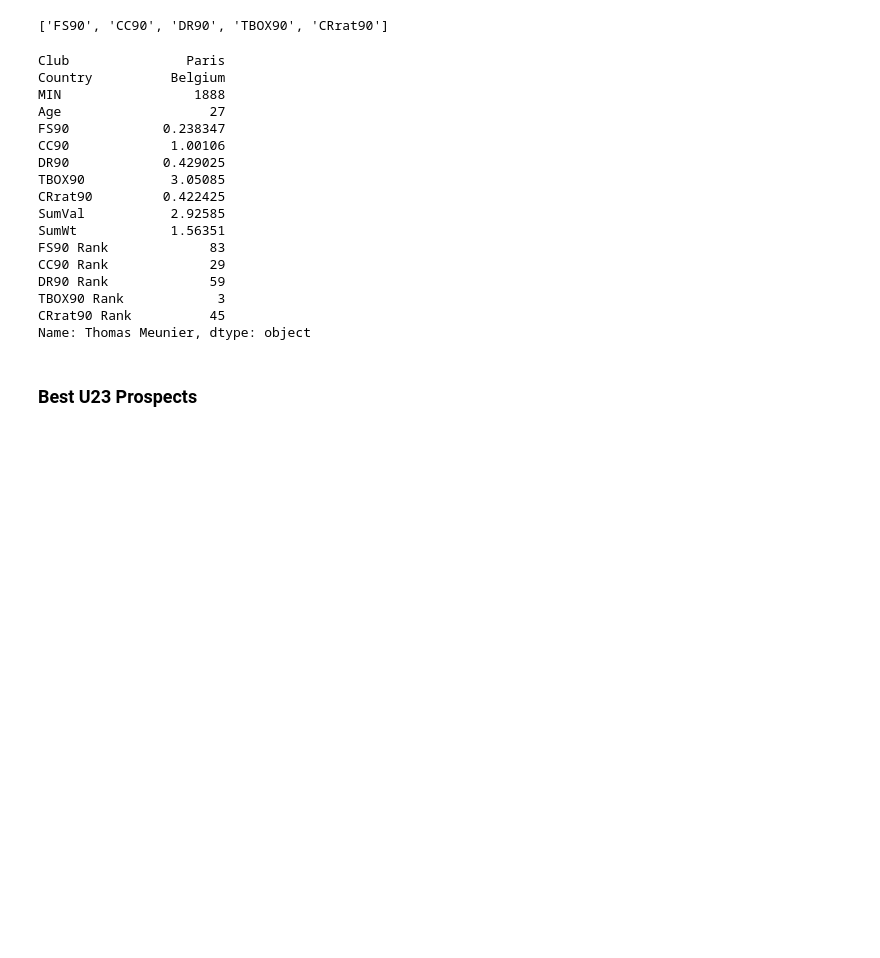
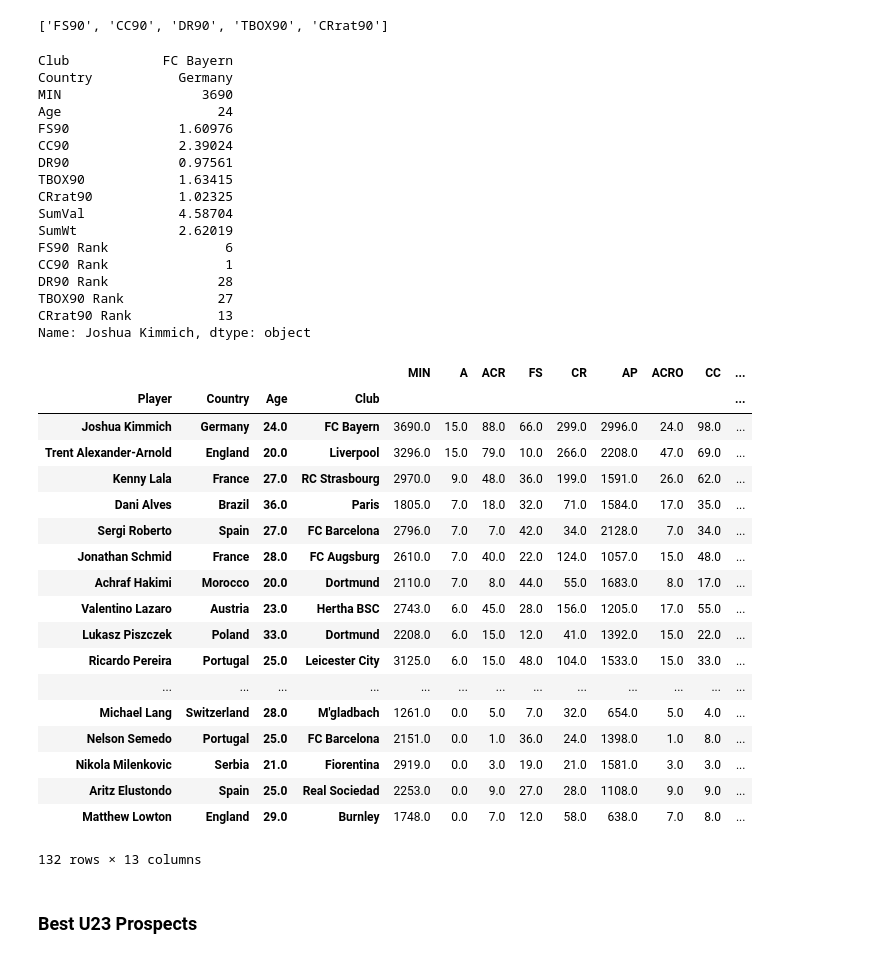
Before and after one commit to rkaahean/fbtyics, a Jupyter notebook: Right Backs/Offensive Right Backs/RB Analysis.ipynb, the cells around one changed output. Saved outputs shown, nothing was run; the diff lists cells and outputs as text; code cells hidden in the pictures; blank space fills up the shorter version.

```diff
--- a/Right Backs/Offensive Right Backs/RB Analysis.ipynb
+++ b/Right Backs/Offensive Right Backs/RB Analysis.ipynb
@@ -341,25 +336,47 @@ sts90
 # %% [output]
 ['FS90', 'CC90', 'DR90', 'TBOX90', 'CRrat90']
 # %%
-t.set_index('Player').loc['Thomas Meunier']
+t.set_index('Player').loc['Joshua Kimmich']
 # %% [output]
-Club               Paris
-Country          Belgium
-MIN                 1888
-Age                   27
-FS90            0.238347
-CC90             1.00106
-DR90            0.429025
-TBOX90           3.05085
-CRrat90         0.422425
-SumVal           2.92585
-SumWt            1.56351
-FS90 Rank             83
-CC90 Rank             29
-DR90 Rank             59
-TBOX90 Rank            3
-CRrat90 Rank          45
-Name: Thomas Meunier, dtype: object
+Club            FC Bayern
+Country           Germany
+MIN                  3690
+Age                    24
+FS90              1.60976
+CC90              2.39024
+DR90              0.97561
+TBOX90            1.63415
+CRrat90           1.02325
+SumVal            4.58704
+SumWt             2.62019
+FS90 Rank               6
+CC90 Rank               1
+DR90 Rank              28
+TBOX90 Rank            27
+CRrat90 Rank           13
+Name: Joshua Kimmich, dtype: object
+# %%
+original_df.sort_values(by = 'A', ascending = False)
+# %% [output]
+|  |  |  |  | MIN | A | ACR | FS | CR | AP | ACRO | CC | ... |
+| Player | Country | Age | Club |  |  |  |  |  |  |  |  | ... |
+| Joshua Kimmich | Germany | 24.0 | FC Bayern | 3690.0 | 15.0 | 88.0 | 66.0 | 299.0 | 2996.0 | 24.0 | 98.0 | ... |
+| Trent Alexander-Arnold | England | 20.0 | Liverpool | 3296.0 | 15.0 | 79.0 | 10.0 | 266.0 | 2208.0 | 47.0 | 69.0 | ... |
+| Kenny Lala | France | 27.0 | RC Strasbourg | 2970.0 | 9.0 | 48.0 | 36.0 | 199.0 | 1591.0 | 26.0 | 62.0 | ... |
+| Dani Alves | Brazil | 36.0 | Paris | 1805.0 | 7.0 | 18.0 | 32.0 | 71.0 | 1584.0 | 17.0 | 35.0 | ... |
+| Sergi Roberto | Spain | 27.0 | FC Barcelona | 2796.0 | 7.0 | 7.0 | 42.0 | 34.0 | 2128.0 | 7.0 | 34.0 | ... |
+| Jonathan Schmid | France | 28.0 | FC Augsburg | 2610.0 | 7.0 | 40.0 | 22.0 | 124.0 | 1057.0 | 15.0 | 48.0 | ... |
+| Achraf Hakimi | Morocco | 20.0 | Dortmund | 2110.0 | 7.0 | 8.0 | 44.0 | 55.0 | 1683.0 | 8.0 | 17.0 | ... |
+| Valentino Lazaro | Austria | 23.0 | Hertha BSC | 2743.0 | 6.0 | 45.0 | 28.0 | 156.0 | 1205.0 | 17.0 | 55.0 | ... |
+| Lukasz Piszczek | Poland | 33.0 | Dortmund | 2208.0 | 6.0 | 15.0 | 12.0 | 41.0 | 1392.0 | 15.0 | 22.0 | ... |
+| Ricardo Pereira | Portugal | 25.0 | Leicester City | 3125.0 | 6.0 | 15.0 | 48.0 | 104.0 | 1533.0 | 15.0 | 33.0 | ... |
+| ... | ... | ... | ... | ... | ... | ... | ... | ... | ... | ... | ... | ... |
+| Michael Lang | Switzerland | 28.0 | M'gladbach | 1261.0 | 0.0 | 5.0 | 7.0 | 32.0 | 654.0 | 5.0 | 4.0 | ... |
+| Nelson Semedo | Portugal | 25.0 | FC Barcelona | 2151.0 | 0.0 | 1.0 | 36.0 | 24.0 | 1398.0 | 1.0 | 8.0 | ... |
+| Nikola Milenkovic | Serbia | 21.0 | Fiorentina | 2919.0 | 0.0 | 3.0 | 19.0 | 21.0 | 1581.0 | 3.0 | 3.0 | ... |
+| Aritz Elustondo | Spain | 25.0 | Real Sociedad | 2253.0 | 0.0 | 9.0 | 27.0 | 28.0 | 1108.0 | 9.0 | 9.0 | ... |
+| Matthew Lowton | England | 29.0 | Burnley | 1748.0 | 0.0 | 7.0 | 12.0 | 58.0 | 638.0 | 7.0 | 8.0 | ... |
+132 rows × 13 columns
 # %% [markdown]
 ### Best U23 Prospects
 # %%
```
Also changed, not shown: parts of 1 cell of this notebook.
